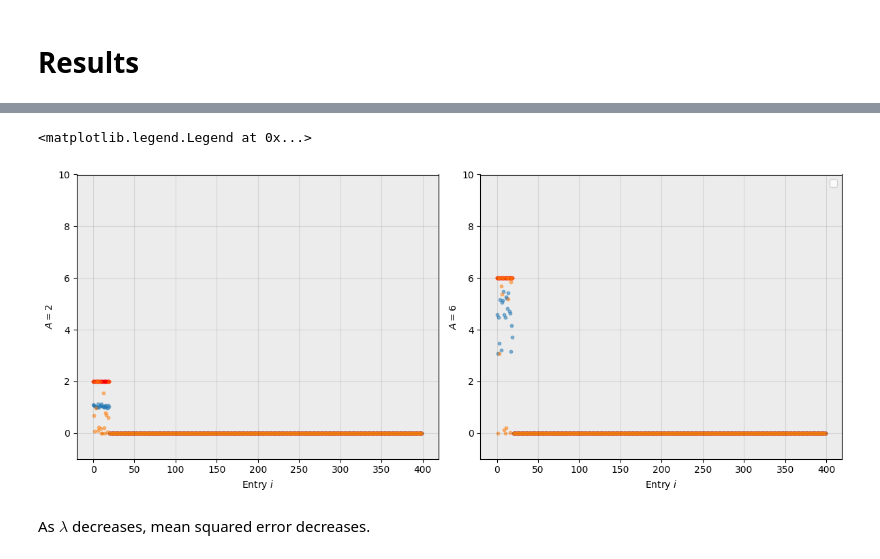
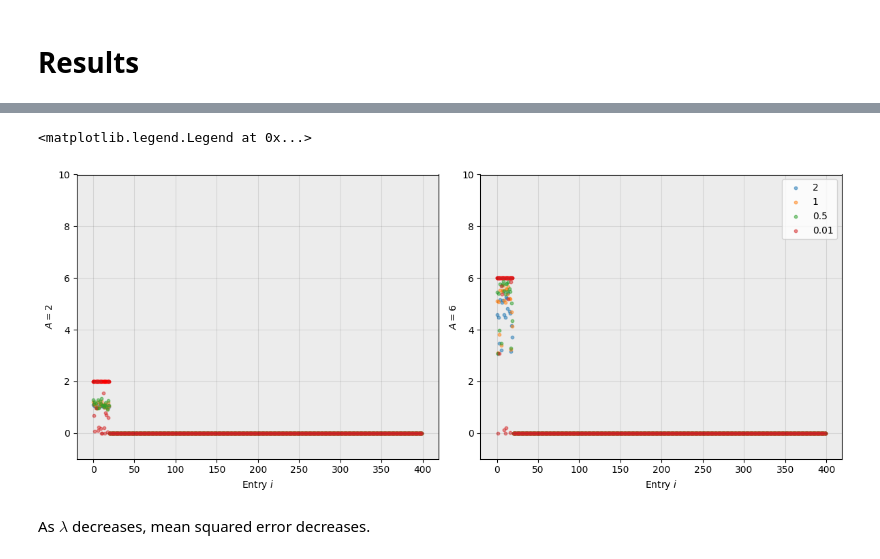
Before and after one commit to Grace0124/numpyro, a Jupyter notebook: concrete_dist.ipynb, the cells around one changed output, grey strips where cells are left out. Saved outputs shown, nothing was run; the diff lists cells and outputs as text; code cells hidden in the pictures.

```diff
--- a/concrete_dist.ipynb
+++ b/concrete_dist.ipynb
@@ -235,31 +233,31 @@ plt.plot(range(D), mean_gammas[1/100], '.')
 # %%
 fig, (ax1, ax2) = plt.subplots(1, 2, figsize=(12, 5), layout="tight")
 for ax in [ax1, ax2]:
     ax.set_facecolor("#ECECEC") # set graph background color to grey
     ax.grid(visible=True, color="black", alpha=0.1) # add grid lines
 
 # resetting y-axis range so that the graphs line up
 ax2.set_ylim([-1, 10])
 ax1.set_ylim([-1, 10])
 
 beta_star_6 = np.zeros(D)
 beta_star_6[:pstar] = 6
 beta_star_2 = np.zeros(D)
 beta_star_2[:pstar] = 2
 
 ax1.scatter(range(D), beta_star_2, color='red', s=10) # plot actual betas
 ax2.scatter(range(D), beta_star_6, color='red', s=10)
-for lam in [2, 1/100]:
-    ax1.scatter(range(D), mean_betas[lam][2], s=10, alpha=0.5)
-    ax2.scatter(range(D), mean_betas[lam][6], s=10, alpha=0.5)
+for lam in lams:
+    ax1.scatter(range(D), mean_betas[lam][2], s=10, alpha=0.5, label=lam)
+    ax2.scatter(range(D), mean_betas[lam][6], s=10, alpha=0.5, label=lam)
 
 # add labels to graph
 ax1.set(ylabel=r'$A=2$', xlabel=r'Entry $i$')
 ax2.set(ylabel=r'$A=6$', xlabel=r'Entry $i$')
 plt.legend()
 # %% [output]
 <matplotlib.legend.Legend at 0x...>
-[figure, old version]
+[figure, new version]
 # %% [markdown]
 As $\lambda$ decreases, mean squared error decreases.
 # %%
```
Also changed, not shown: parts of 2 cells of this notebook.
